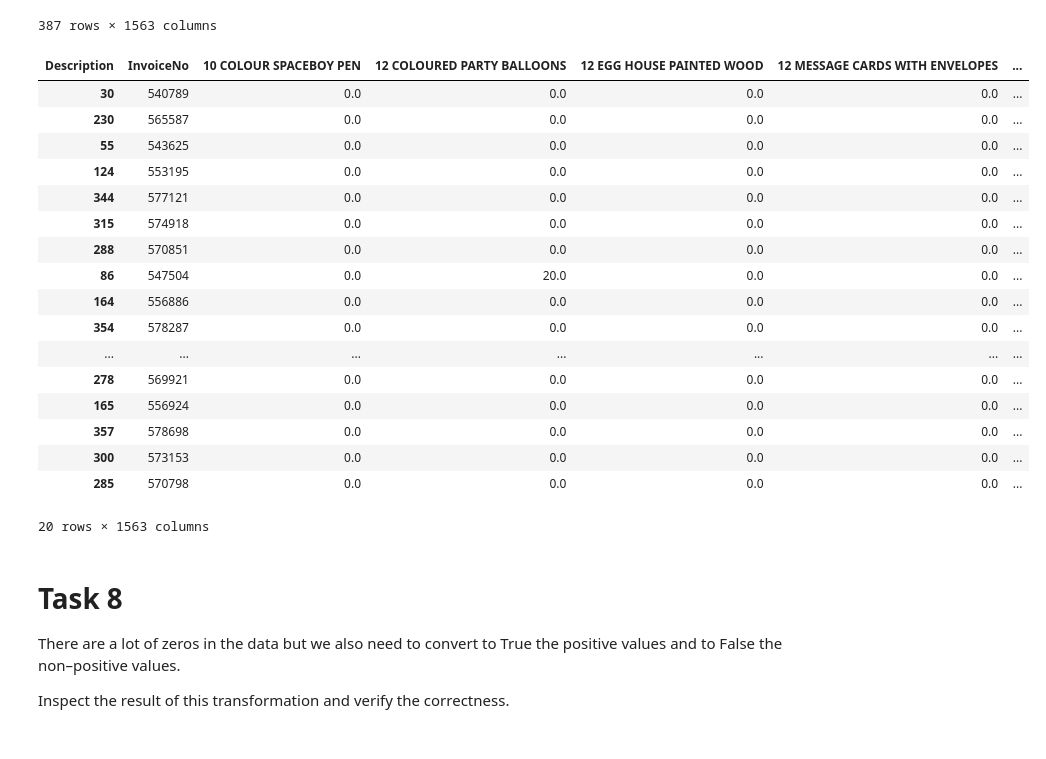
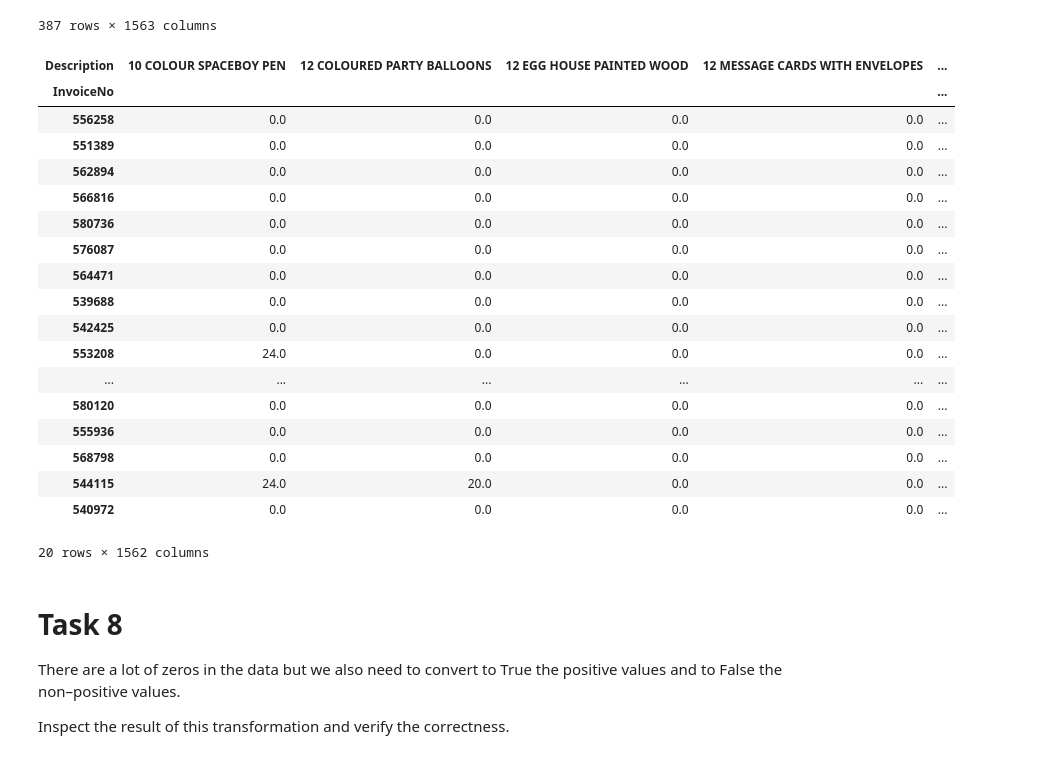
Before and after one commit to koltrakak-learning-repos/MLDM_learning_repo, a Jupyter notebook: Machine Learning/labs/Lab-topic-7-association-rules/esame.ipynb, the cells around one changed output. Saved outputs shown, nothing was run; the diff lists cells and outputs as text; code cells hidden in the pictures.

```diff
--- a/Machine Learning/labs/Lab-topic-7-association-rules/esame.ipynb
+++ b/Machine Learning/labs/Lab-topic-7-association-rules/esame.ipynb
@@ -237,27 +239,30 @@ df.groupby(["InvoiceNo", "Description"])["Quantity"].sum().unstack().reset_index
 | 386 | 581587 | NaN | NaN | NaN | NaN | ... |
 387 rows × 1563 columns
 # %%
-basket = df.groupby(["InvoiceNo", "Description"])["Quantity"].sum().unstack().reset_index().fillna(0)
+# basket = df.groupby(["InvoiceNo", "Description"])["Quantity"].sum().unstack().reset_index().fillna(0) # a me sembra che sia sbagliato resettare l'indice... voglio le transazioni
+
+basket = df.groupby(["InvoiceNo", "Description"])["Quantity"].sum().unstack().fillna(0)
 basket.sample(20)
 # %% [output]
-| Description | InvoiceNo | 10 COLOUR SPACEBOY PEN | 12 COLOURED PARTY BALLOONS | 12 EGG HOUSE PAINTED WOOD | 12 MESSAGE CARDS WITH ENVELOPES | ... |
-| 30 | 540789 | 0.0 | 0.0 | 0.0 | 0.0 | ... |
-| 230 | 565587 | 0.0 | 0.0 | 0.0 | 0.0 | ... |
-| 55 | 543625 | 0.0 | 0.0 | 0.0 | 0.0 | ... |
-| 124 | 553195 | 0.0 | 0.0 | 0.0 | 0.0 | ... |
-| 344 | 577121 | 0.0 | 0.0 | 0.0 | 0.0 | ... |
-| 315 | 574918 | 0.0 | 0.0 | 0.0 | 0.0 | ... |
-| 288 | 570851 | 0.0 | 0.0 | 0.0 | 0.0 | ... |
-| 86 | 547504 | 0.0 | 20.0 | 0.0 | 0.0 | ... |
-| 164 | 556886 | 0.0 | 0.0 | 0.0 | 0.0 | ... |
-| 354 | 578287 | 0.0 | 0.0 | 0.0 | 0.0 | ... |
-| ... | ... | ... | ... | ... | ... | ... |
-| 278 | 569921 | 0.0 | 0.0 | 0.0 | 0.0 | ... |
-| 165 | 556924 | 0.0 | 0.0 | 0.0 | 0.0 | ... |
-| 357 | 578698 | 0.0 | 0.0 | 0.0 | 0.0 | ... |
-| 300 | 573153 | 0.0 | 0.0 | 0.0 | 0.0 | ... |
-| 285 | 570798 | 0.0 | 0.0 | 0.0 | 0.0 | ... |
+| Description | 10 COLOUR SPACEBOY PEN | 12 COLOURED PARTY BALLOONS | 12 EGG HOUSE PAINTED WOOD | 12 MESSAGE CARDS WITH ENVELOPES | ... |
+| InvoiceNo |  |  |  |  | ... |
+| 556258 | 0.0 | 0.0 | 0.0 | 0.0 | ... |
+| 551389 | 0.0 | 0.0 | 0.0 | 0.0 | ... |
+| 562894 | 0.0 | 0.0 | 0.0 | 0.0 | ... |
+| 566816 | 0.0 | 0.0 | 0.0 | 0.0 | ... |
+| 580736 | 0.0 | 0.0 | 0.0 | 0.0 | ... |
+| 576087 | 0.0 | 0.0 | 0.0 | 0.0 | ... |
+| 564471 | 0.0 | 0.0 | 0.0 | 0.0 | ... |
+| 539688 | 0.0 | 0.0 | 0.0 | 0.0 | ... |
+| 542425 | 0.0 | 0.0 | 0.0 | 0.0 | ... |
+| 553208 | 24.0 | 0.0 | 0.0 | 0.0 | ... |
+| ... | ... | ... | ... | ... | ... |
+| 580120 | 0.0 | 0.0 | 0.0 | 0.0 | ... |
+| 555936 | 0.0 | 0.0 | 0.0 | 0.0 | ... |
+| 568798 | 0.0 | 0.0 | 0.0 | 0.0 | ... |
+| 544115 | 24.0 | 20.0 | 0.0 | 0.0 | ... |
+| 540972 | 0.0 | 0.0 | 0.0 | 0.0 | ... |
-20 rows × 1563 columns
+20 rows × 1562 columns
 # %% [markdown]
 # Task 8
 There are a lot of zeros in the data but we also need to convert to True the positive values and to False the non–positive values.
```
Also changed, not shown: parts of 5 cells of this notebook.
